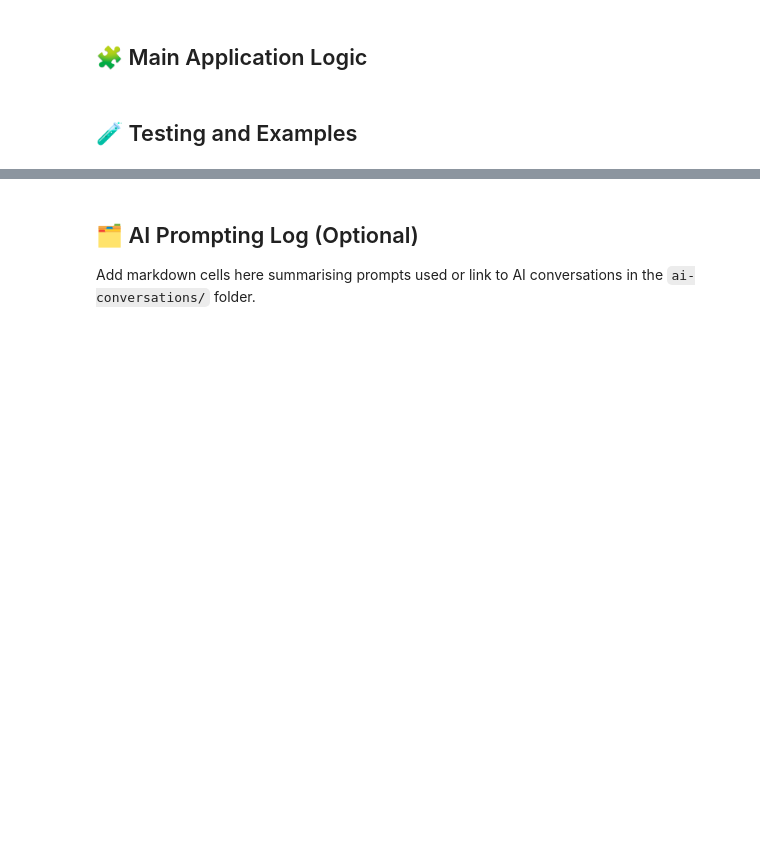
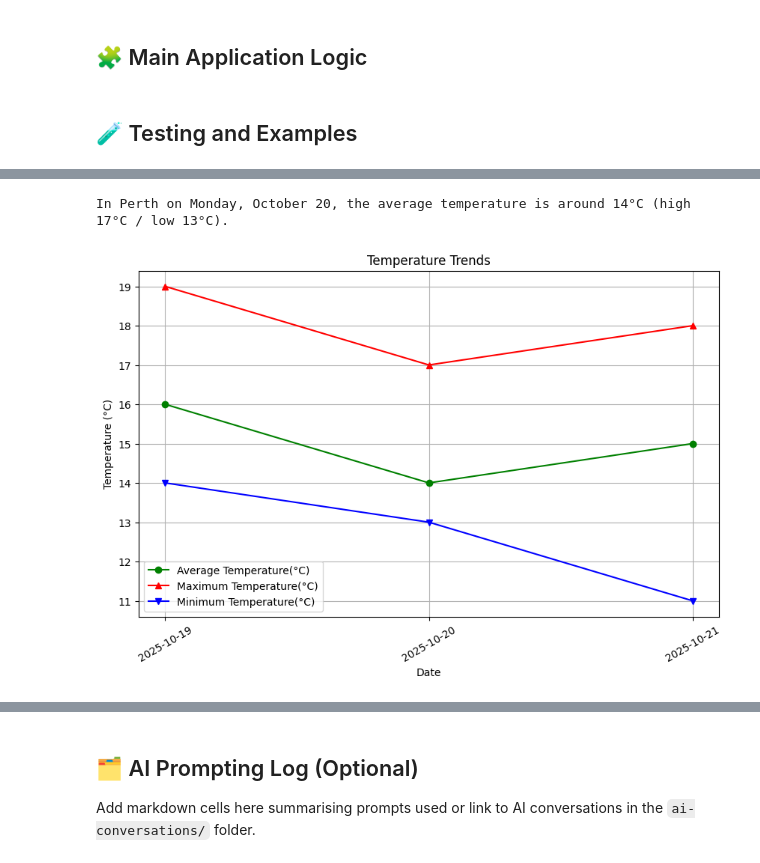
Before and after one commit to Bellajia721/WeatherWise_A2, a Jupyter notebook: starter_notebook.ipynb, the cells around one changed output, grey strips where cells are left out. Cells and saved outputs as stored; diff of their text form; code cells hidden in the pictures; blank space fills up the shorter version.

```diff
--- a/starter_notebook.ipynb
+++ b/starter_notebook.ipynb
@@ -349,0 +555,4 @@ def generate_weather_response(parsed_question, weather_data):
+# %%
+# Test get_weather_data()
+data = get_weather_data("Perth", forecast_days=3)
+print(json.dumps(data, indent=2))
@@ -349,0 +577,17 @@ def generate_weather_response(parsed_question, weather_data):
+# %%
+# Test generate_weather_response()
+parsed_question = {
+    "City": "Perth",
+    "Date": "tomorrow",
+    "attribute": "temperature"
+}
+
+response = generate_weather_response(parsed_question, data)
+print(response)
+# %% [output]
+In Perth on Monday, October 20, the average temperature is around 14°C (high 17°C / low 13°C).
+# %%
+# Test create_temperature_visualisation()
+create_temperature_visualisation(data)
+# %% [output]
+[figure, added]
```
Also changed, not shown: parts of 17 cells of this notebook.
